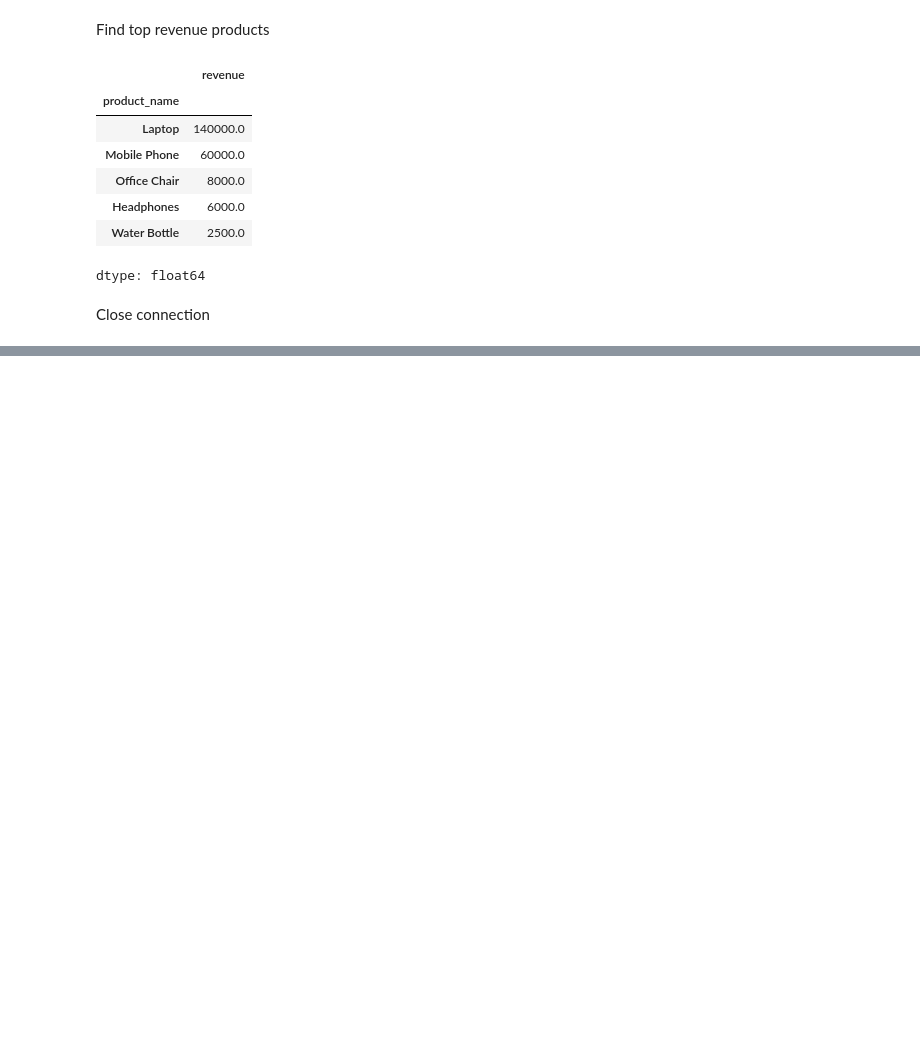
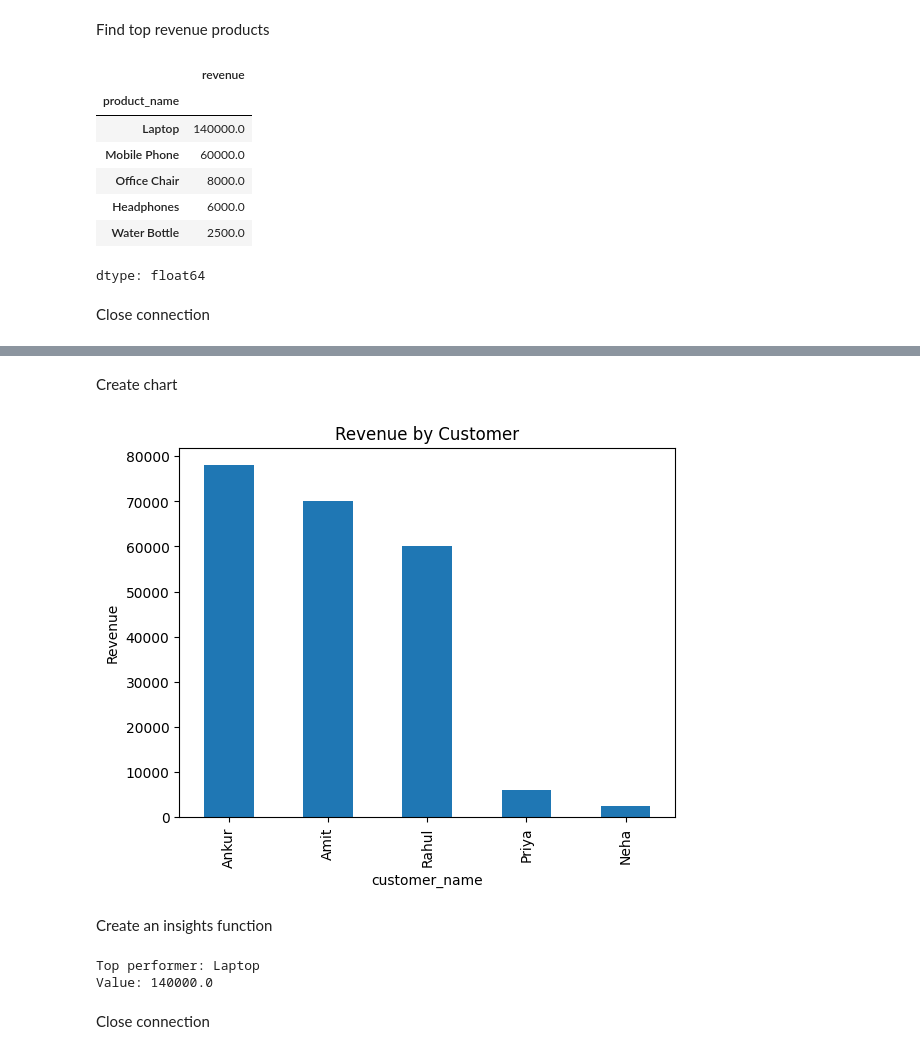
Before and after one commit to iankurbhatt/AI-Data-Analyst-Agent, a Jupyter notebook: database_setup.ipynb, the cells around one changed output, grey strips where cells are left out. Drawn from its saved outputs; the diff is of its cells as text; code cells hidden in the pictures; blank space fills up the shorter version.

```diff
--- a/database_setup.ipynb
+++ b/database_setup.ipynb
@@ -432,0 +540,8 @@ connection.close()
+# %%
+customer_revenue = (
+    sales_df.groupby("customer_name")["revenue"]
+    .sum()
+    .sort_values(ascending=False)
+)
+
+customer_revenue
@@ -432,0 +557,13 @@ connection.close()
+# %% [markdown]
+Create chart
+# %%
+customer_revenue.plot(kind="bar")
+
+plt.title("Revenue by Customer")
+plt.ylabel("Revenue")
+
+plt.show()
+# %% [output]
+[figure, added]
+# %% [markdown]
+Create an insights function
@@ -432,0 +576,7 @@ connection.close()
+# %%
+generate_insights(product_revenue)
+# %% [output]
+Top performer: Laptop
+Value: 140000.0
+# %% [markdown]
+Close connection
```
Also changed, not shown: parts of 20 cells of this notebook.
